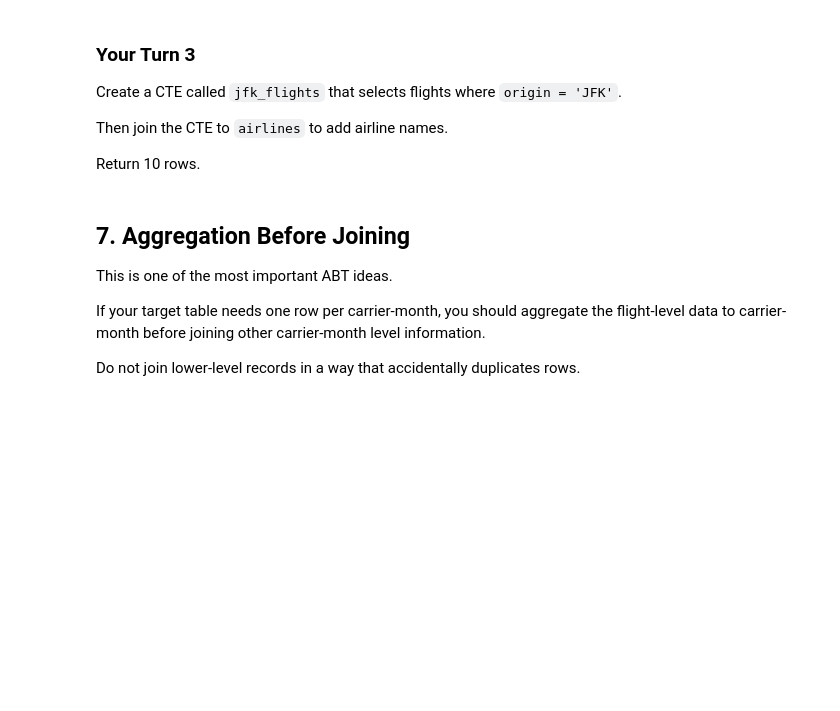
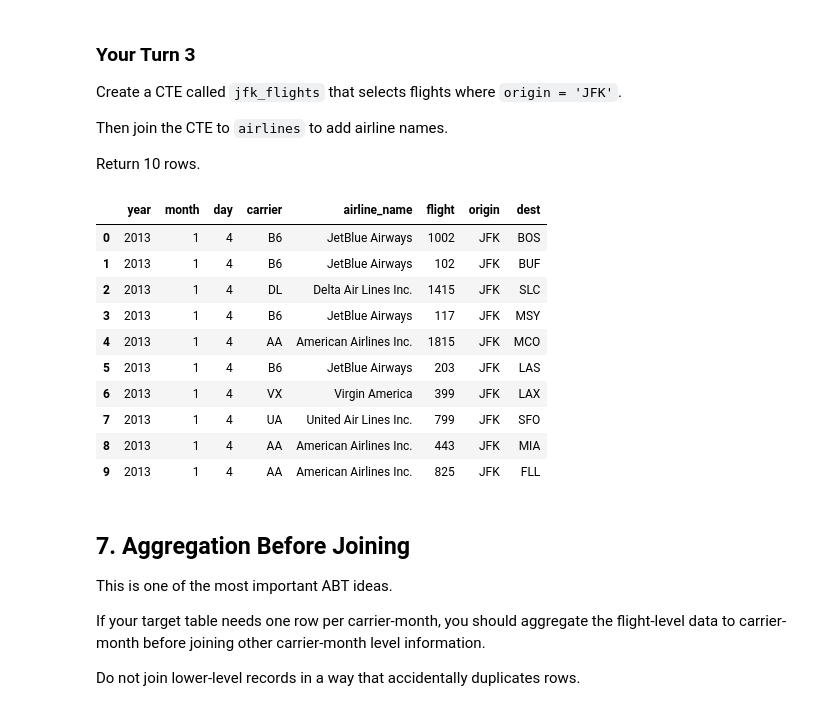
Before and after one commit to Sp1d3rMane/ban6003-week09-10-GabrielGreen, a Jupyter notebook: notebooks/module10_sql_joins_abt_guided_lab.ipynb, the cells around one changed output. Saved outputs shown, nothing was run; the diff lists cells and outputs as text; code cells hidden in the pictures; blank space fills up the shorter version.

```diff
--- a/notebooks/module10_sql_joins_abt_guided_lab.ipynb
+++ b/notebooks/module10_sql_joins_abt_guided_lab.ipynb
@@ -415,11 +517,47 @@ Return 10 rows.
 # %%
 # Your Turn 3
 
-query = '''
-
-'''
+query = """
+WITH jfk_flights AS (
+    SELECT
+        year,
+        month,
+        day,
+        carrier,
+        flight,
+        origin,
+        dest
+    FROM flights
+    WHERE origin = 'JFK'
+)
+SELECT
+    j.year,
+    j.month,
+    j.day,
+    j.carrier,
+    a.name AS airline_name,
+    j.flight,
+    j.origin,
+    j.dest
+FROM jfk_flights AS j
+INNER JOIN airlines AS a
+    ON j.carrier = a.carrier
+LIMIT 10;
+"""
 
 run_query(query, engine)
+# %% [output]
+|  | year | month | day | carrier | airline_name | flight | origin | dest |
+| 0 | 2013 | 1 | 4 | B6 | JetBlue Airways | 1002 | JFK | BOS |
+| 1 | 2013 | 1 | 4 | B6 | JetBlue Airways | 102 | JFK | BUF |
+| 2 | 2013 | 1 | 4 | DL | Delta Air Lines Inc. | 1415 | JFK | SLC |
+| 3 | 2013 | 1 | 4 | B6 | JetBlue Airways | 117 | JFK | MSY |
+| 4 | 2013 | 1 | 4 | AA | American Airlines Inc. | 1815 | JFK | MCO |
+| 5 | 2013 | 1 | 4 | B6 | JetBlue Airways | 203 | JFK | LAS |
+| 6 | 2013 | 1 | 4 | VX | Virgin America | 399 | JFK | LAX |
+| 7 | 2013 | 1 | 4 | UA | United Air Lines Inc. | 799 | JFK | SFO |
+| 8 | 2013 | 1 | 4 | AA | American Airlines Inc. | 443 | JFK | MIA |
+| 9 | 2013 | 1 | 4 | AA | American Airlines Inc. | 825 | JFK | FLL |
 # %% [markdown]
 ## 7. Aggregation Before Joining
 
```
Also changed, not shown: parts of 30 cells of this notebook, 5 other files.
